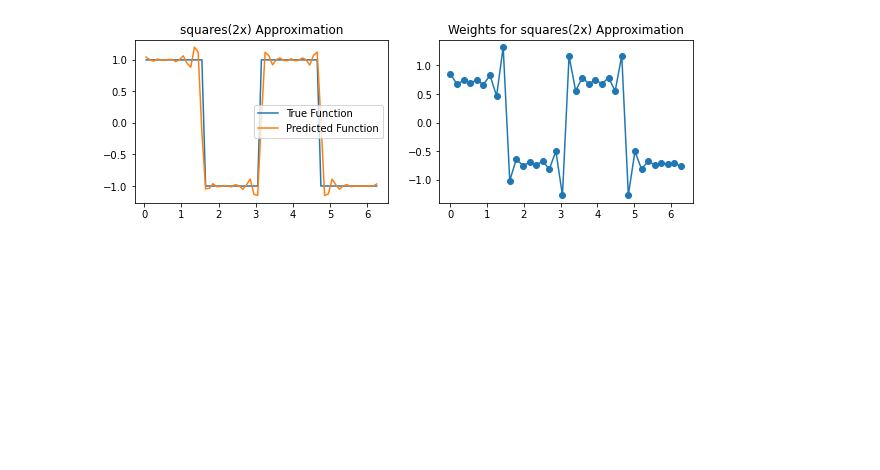
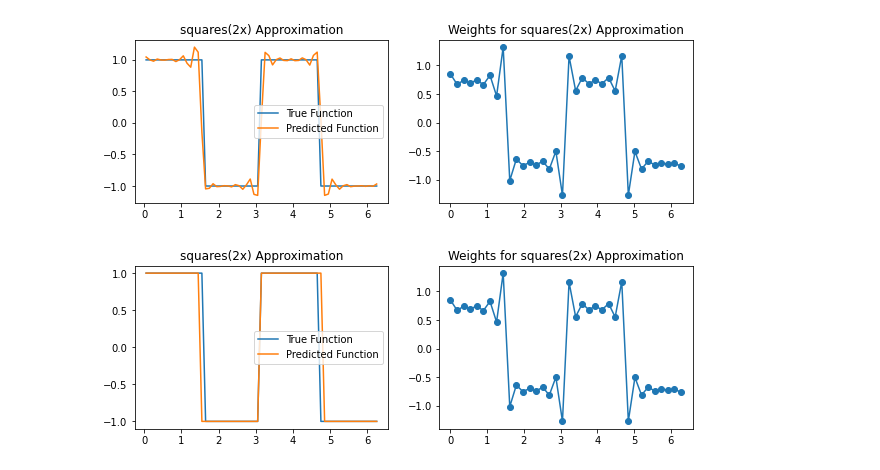
Before and after one commit to kyebinan/Deep_Learning_KTH, a Jupyter notebook: LAB2/notebook3.ipynb, the cells around one changed output. Drawn from its saved outputs; the diff is of its cells as text; code cells hidden in the pictures; blank space fills up the shorter version.

Commit message:
Monitoring error for task 1 LAB2

```diff
--- a/LAB2/notebook3.ipynb
+++ b/LAB2/notebook3.ipynb
@@ -48,3 +46,20 @@ y2_pred = network.make_prediction(X_test[:, np.newaxis])
 network.plot_prediction(X_test, y2_test, y2_pred, title="squares(2x)")
 # %% [output]
 [figure]
+# %%
+# How can you simply transform the output of your RBF network to reduce the residual error to 0 for the square(2x) problem
+
+# Number of RBF nodes
+n = 36
+# Place RBF nodes evenly spaced in the input space
+centers = np.linspace(interval_start, interval_end, n)
+# Set a common variance for all nodes
+variance = 0.1
+
+network = rbf.RBFNetwork(centers[:, np.newaxis], variance)
+network.batch_least_squares(X_train[:, np.newaxis], y2_train[:, np.newaxis])
+y2_pred = network.make_prediction(X_test[:, np.newaxis])
+y2_pred = np.where(y2_pred >= 0, 1, -1)
+network.plot_prediction(X_test, y2_test, y2_pred, title="squares(2x)")
+# %% [output]
+[figure, added]
```
Also changed, not shown: parts of 4 cells of this notebook, 1 other file.
